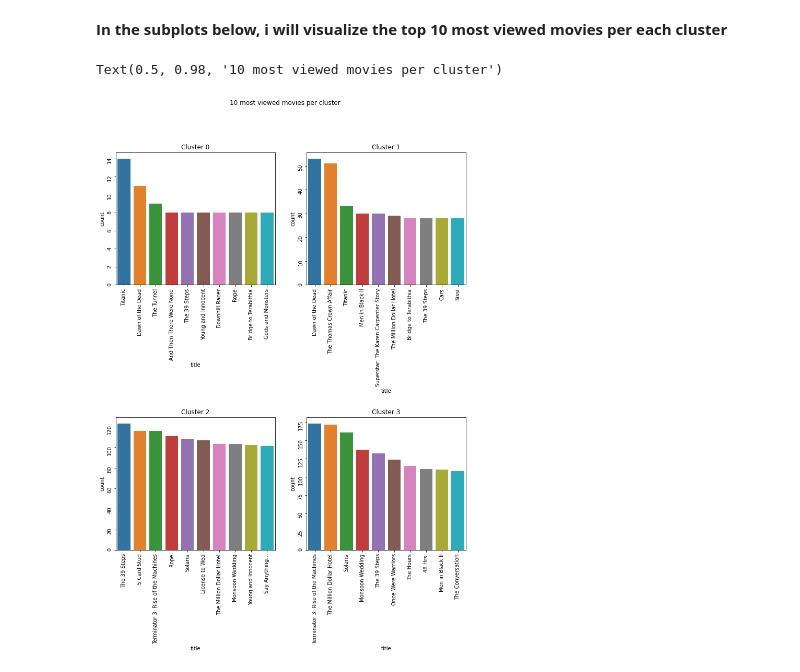
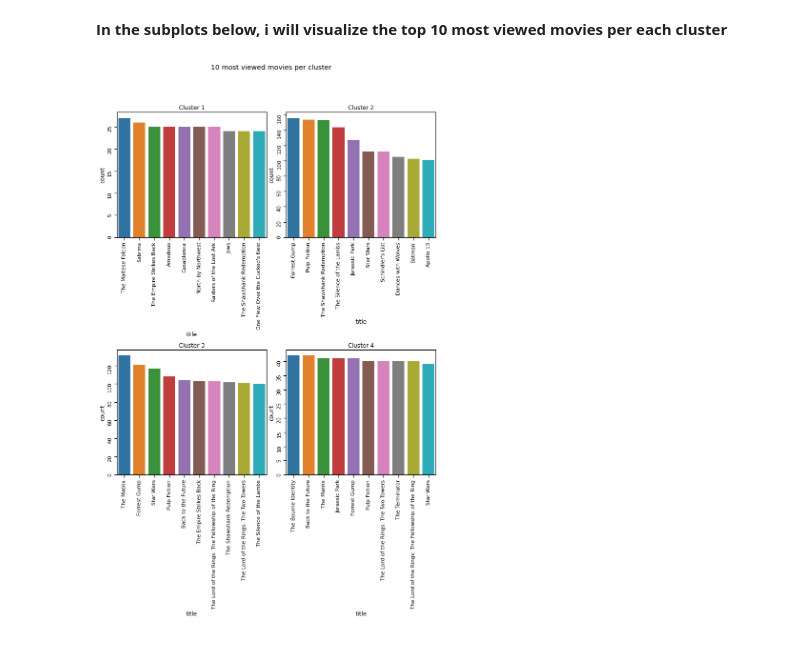
Before and after one commit to amir2520/Springboard, a Jupyter notebook: Capstone Project 1/apply machine learning on data.ipynb, the cells around one changed output. Cells and saved outputs as stored; diff of their text form; code cells hidden in the pictures.

```diff
--- a/Capstone Project 1/apply machine learning on data.ipynb
+++ b/Capstone Project 1/apply machine learning on data.ipynb
@@ -163,0 +175,4 @@ small = pd.read_csv(r'the-movies-dataset\ratings_small.csv')
+# %%
+small2 = pd.merge(small, links, left_on = 'movieId', right_on='movieId')[['userId', 'tmdbId', 'rating', 'timestamp']]
+small2.rename(columns={'tmdbId':'movieId'}, inplace=True)
+small2.head()
@@ -168,7 +216,7 @@ small.shape
 # %% [markdown]
 **A pivot table consisting of movies as the columns and users as the rows**
 # %%
-small_pt = pd.pivot_table(small, values = 'rating', index = 'userId', columns='movieId', fill_value=0)
+small_pt = pd.pivot_table(small2, values = 'rating', index = 'userId', columns='movieId', fill_value=0)
 # %% [markdown]
 **decreasing the data dimensions using PCA, so that the reduced data accounts for more than 90% of the data**
 # %%
@@ -251,5 +302,5 @@ userid = small_pt.index.tolist()
 labels = pred
 user_label = dict(zip(userid, labels))
 # %%
-small['label'] = small.userId.map(user_label)
+small2['label'] = small2.userId.map(user_label)
 # %%
@@ -264,6 +315,6 @@ small.head()
 # %%
 # merging the movie titles with the dataframe
-merged = pd.merge(small, meta[['title', 'id']], left_on = 'movieId', right_on='id')
+merged = pd.merge(small2, meta[['title', 'id']], left_on = 'movieId', right_on='id')
 # %%
 merged.drop(['timestamp', 'id'], axis=1, inplace=True)
 merged.head()
@@ -283,15 +334,15 @@ keys = grouped.groups.keys()
 # %%
 fig, axes = plt.subplots(2, 2, figsize=(12, 14))
 zipped = zip(keys, axes.flatten())
 for key, ax in zipped:
     group = grouped.get_group(key)
     order = group.title.value_counts()[:10].index
     sns.countplot(x = 'title', data=group, order = order, ax = ax)
     ax.tick_params(rotation=90)
-    ax.set_title("Cluster {}".format(key))
+    ax.set_title("Cluster {}".format(key+1))
 
-plt.subplots_adjust(wspace=.2, hspace=1)
+plt.subplots_adjust(wspace=.13, hspace=.9)
 plt.suptitle("10 most viewed movies per cluster")
+plt.savefig('cluster movies.jpg', bbox_inches='tight')
 # %% [output]
-Text(0.5, 0.98, '10 most viewed movies per cluster')
-[figure, old version]
+[figure, new version]
```
Also changed, not shown: parts of 17 cells of this notebook.
